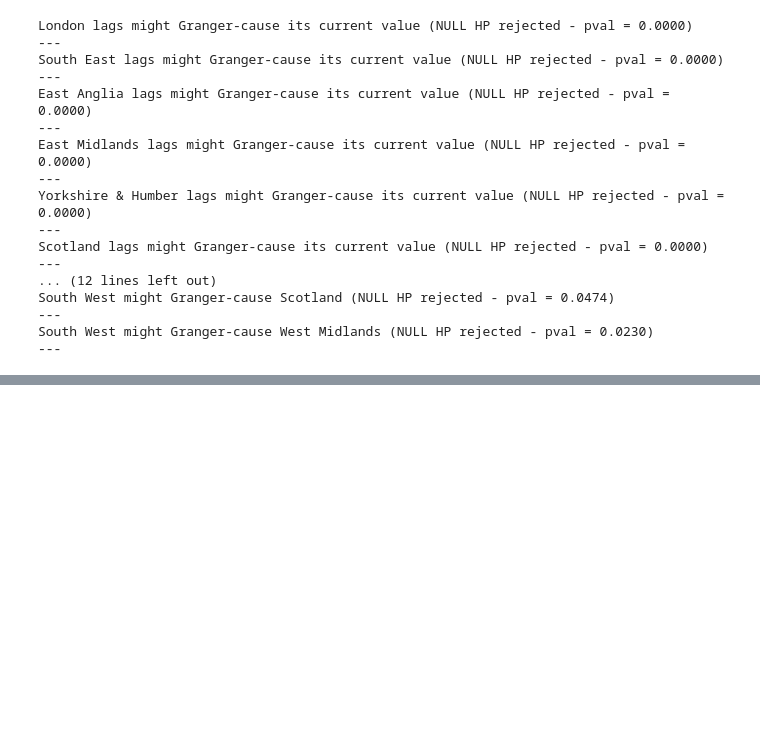
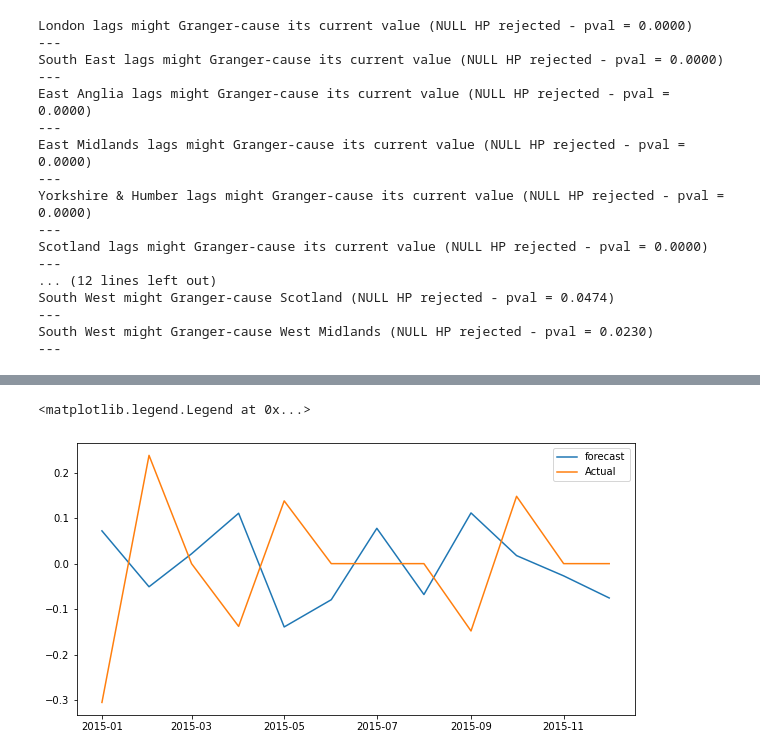
Before and after one commit to colinmburugu/Group_6_interns, a Jupyter notebook: Vector Auto Regression.ipynb, the cells around one changed output, grey strips where cells are left out. Saved outputs shown, nothing was run; the diff lists cells and outputs as text; code cells hidden in the pictures; blank space fills up the shorter version.

```diff
--- a/Vector Auto Regression.ipynb
+++ b/Vector Auto Regression.ipynb
@@ -822,0 +933,8 @@ South West might Granger-cause West Midlands (NULL HP rejected - pval = 0.0230)
+# %%
+plt.figure(figsize=(10, 5))
+plt.plot(df_pred['date'], df_pred['East Midlands_1d'], label = "forecast")
+plt.plot(df_pred['date'], test['East Midlands'][:12], label = "Actual")
+plt.legend()
+# %% [output]
+<matplotlib.legend.Legend at 0x...>
+[figure, added]
```
Also changed, not shown: parts of 17 cells of this notebook.
